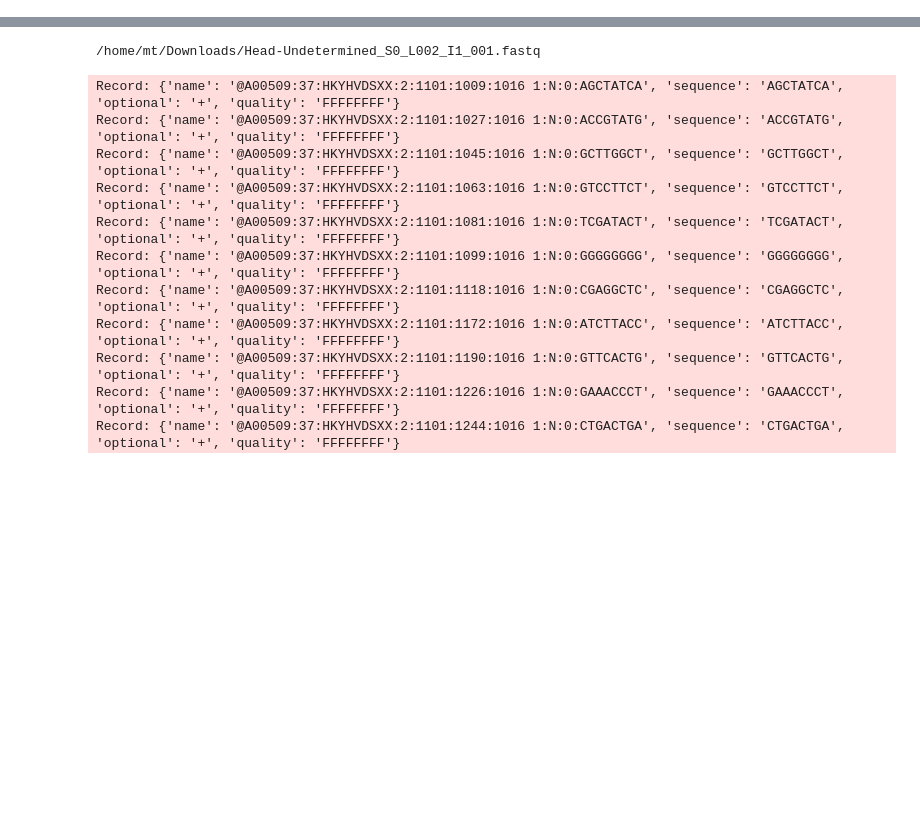
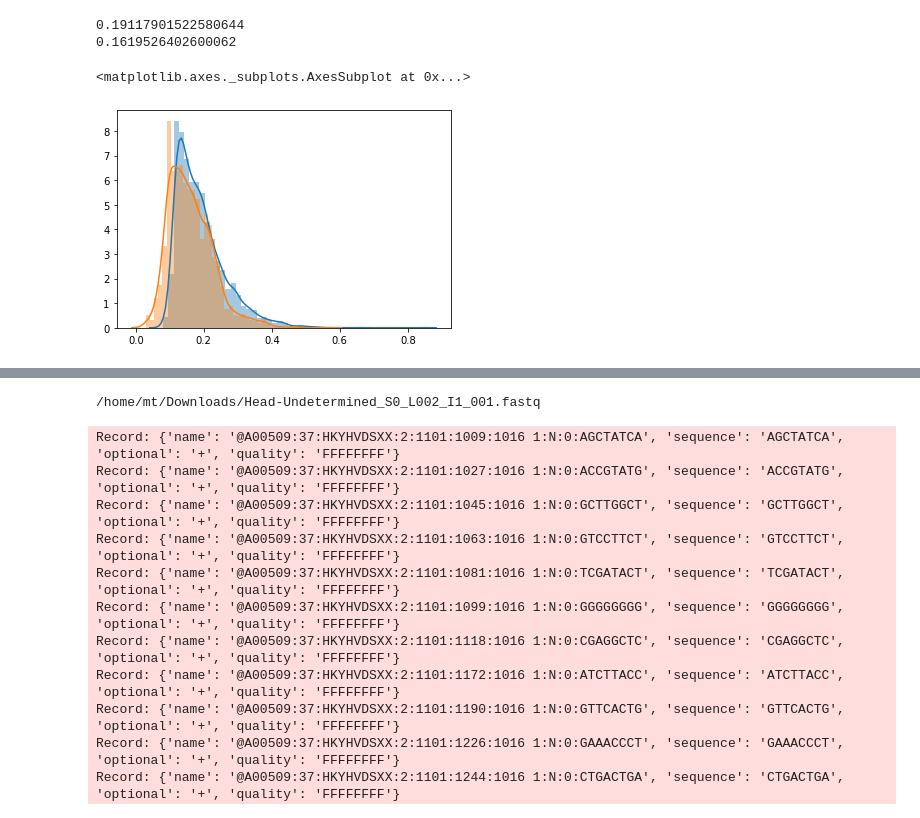
Before and after one commit to mtvector/MTsc, a Jupyter notebook: notebooks/CompareELALDA.ipynb, the cells around one changed output, grey strips where cells are left out. Cells and saved outputs as stored; diff of their text form; code cells hidden in the pictures; blank space fills up the shorter version.

```diff
--- a/notebooks/CompareELALDA.ipynb
+++ b/notebooks/CompareELALDA.ipynb
@@ -176,0 +150,11 @@ dict(zip(samplesdone,alldiffs))
+# %%
+print(np.mean(np.mean([item for sublist in before for item in sublist])))
+print(np.mean(np.mean([item for sublist in after for item in sublist])))
+
+sns.distplot([item for sublist in before for item in sublist])
+sns.distplot([item for sublist in after for item in sublist])
+# %% [output]
+0.19117901522580644
+0.1619526402600062
+<matplotlib.axes._subplots.AxesSubplot at 0x...>
+[figure, added]
```
Also changed, not shown: parts of 10 cells of this notebook, 16 other files.
